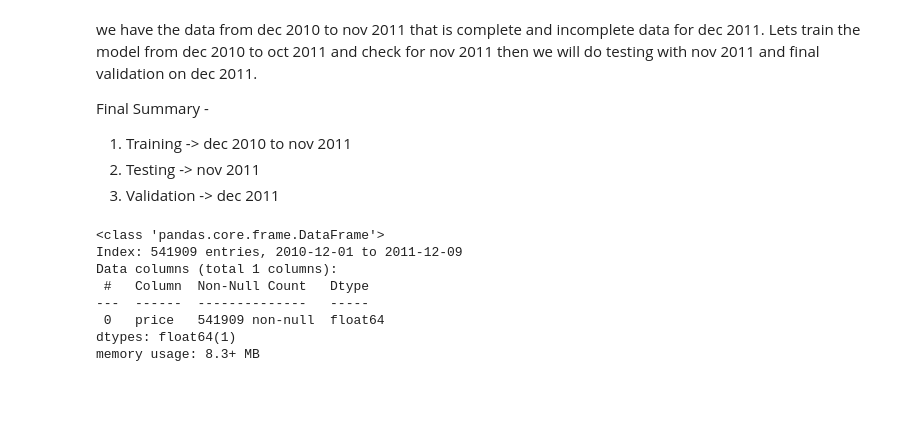
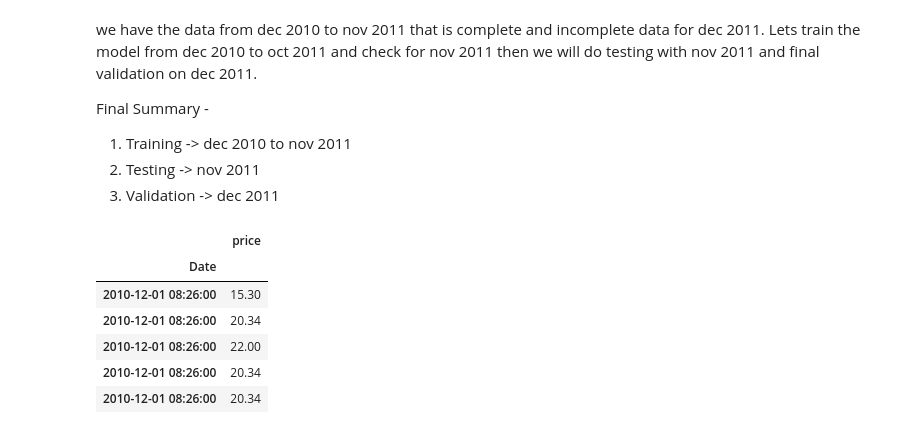
Before and after one commit to Harshraj77/data_science_and_ml_learning, a Jupyter notebook: time_series/SMA_Online_Retail.ipynb, the cells around one changed output. Cells and saved outputs as stored; diff of their text form; code cells hidden in the pictures; blank space fills up the shorter version.

```diff
--- a/time_series/SMA_Online_Retail.ipynb
+++ b/time_series/SMA_Online_Retail.ipynb
@@ -71,14 +71,15 @@ Final Summary -
 2. Testing -> nov 2011
 3. Validation -> dec 2011
 # %%
-df_final = df.set_index('date')
+df_final = df.set_index('Date')
-# %% [output]
-<class 'pandas.core.frame.DataFrame'>
-Index: 541909 entries, 2010-12-01 to 2011-12-09
-Data columns (total 1 columns):
- #   Column  Non-Null Count   Dtype
----  ------  --------------   -----
- 0   price   541909 non-null  float64
-dtypes: float64(1)
-memory usage: 8.3+ MB
+# %%
+df_final.head()
+# %% [output]
+|  | price |
+| Date |  |
+| 2010-12-01 08:26:00 | 15.30 |
+| 2010-12-01 08:26:00 | 20.34 |
+| 2010-12-01 08:26:00 | 22.00 |
+| 2010-12-01 08:26:00 | 20.34 |
+| 2010-12-01 08:26:00 | 20.34 |
 # %%
```
Also changed, not shown: parts of 9 cells of this notebook.
